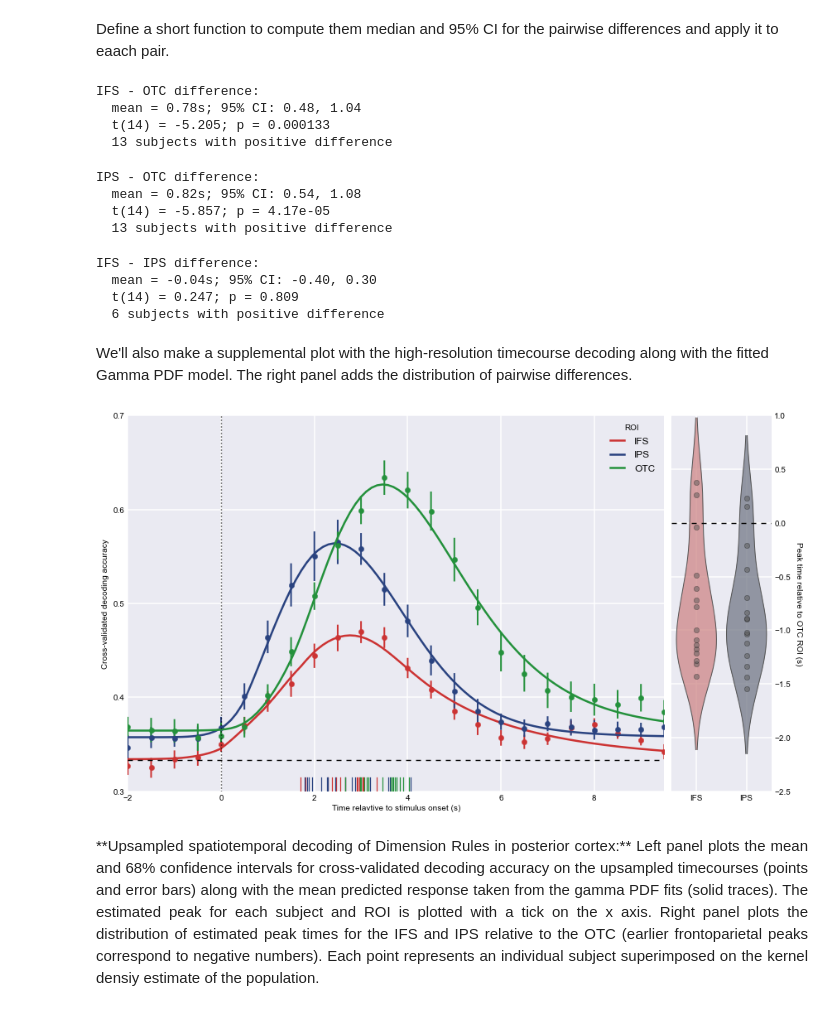
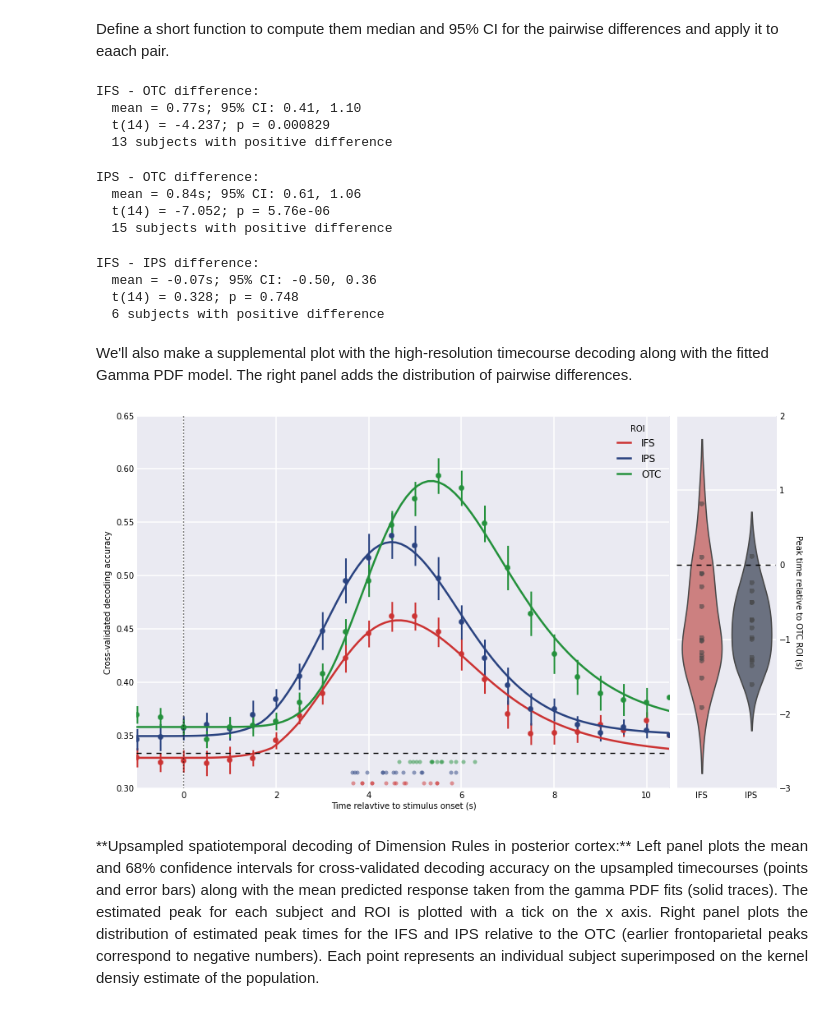
Before and after one commit to WagnerLabPapers/Waskom_JNeurosci_2014, a Jupyter notebook: Main_Analysis.ipynb, the cells around one changed output. Saved outputs shown, nothing was run; the diff lists cells and outputs as text; code cells hidden in the pictures.

```diff
--- a/Main_Analysis.ipynb
+++ b/Main_Analysis.ipynb
@@ -140,11 +124,14 @@ other_masks = ["lh.yeo17_ifs", "rh.yeo17_ifs",
                "dksort_all_pfc", "yeo17_ifs_thresh0.25"]
 # %%
 frames = np.arange(-1, 5)
-timepoints = frames * 2
+timepoints = frames * 2 + 1
 model = LogisticRegression()
 n_shuffle = 1000
 peak = slice(2, 4)
 shuffle_seed = sum(map(ord, "DKsort"))
+# %%
+dv = None
+dv4 = None
 # %% [markdown]
 Define several functions to perform the same sequence of analyses on different sets of ROIs/events.
 # %%
@@ -1058,7 +1061,7 @@ shifters = [(0, 0, 1), (0, 1, 0), (1, 0, 0)]
 for roi in net_rois:
     mask_name = "yeo17_" + roi.lower()
     ds = mvpa.extract_group("dimension", roi, mask_name, frames, peak, "rt")
-    coefs = mvpa.model_coefs(ds, model, mask_name, flat=False)
+    coefs = mvpa.model_coefs(ds, model, flat=False)
     for subj, coef_s in zip(subjects, coefs):
         ar1_vals = []
         for coef_c in coef_s.transpose(3, 0, 1, 2):
@@ -1140,6 +1116,7 @@ For a potentially more precise test, we are going to use cubic spline interpolat
 # %%
-up_timepoints = up_timepoints = np.linspace(-2, 9.5, 24)
-dv["up_timepoints"] = up_timepoints
+up_timepoints = np.linspace(-1, 10.5, 24)
+if dv is not None:
+    dv["up_timepoints"] = up_timepoints
 roi_index = moss.product_index([net_rois, subjects], ["ROI", "subj"])
 columns = pd.Series(up_timepoints, name="timepoints")
 up_accs = pd.DataFrame(index=roi_index, columns=columns, dtype=float)
@@ -1154,7 +1131,8 @@ for roi in net_rois:
     roi_accs = mvpa.decode_group(ds, model, dv=dv)
     up_accs.loc[roi, :] = roi_accs
     hrfs = [moss.GammaHRF(loc=-1.5, bounds=bounds) for s in subjects]
-    hrfs_ = dv.map_sync(lambda h, a: h.fit(up_timepoints, a), hrfs, roi_accs.tolist())
+    mapper = map if dv is None else dv.map_sync
+    hrfs_ = mapper(lambda h, a: h.fit(up_timepoints, a), hrfs, roi_accs.tolist())
     up_hrfs[roi] = hrfs_
     for subj, hrf in zip(subjects, hrfs_):
         up_hrf_info.loc[(roi, subj)] = hrf.peak_time_, hrf.fit_r2_
@@ -1202,62 +1180,66 @@ def up_peak_test(info, roi_a, roi_b):
 up_peak_test(up_hrf_info, "IFS", "OTC")
 # %% [output]
 IFS - OTC difference:
-  mean = 0.78s; 95% CI: 0.48, 1.04
-  t(14) = -5.205; p = 0.000133
+  mean = 0.77s; 95% CI: 0.41, 1.10
+  t(14) = -4.237; p = 0.000829
   13 subjects with positive difference
 # %%
 up_peak_test(up_hrf_info, "IPS", "OTC")
 # %% [output]
 IPS - OTC difference:
-  mean = 0.82s; 95% CI: 0.54, 1.08
-  t(14) = -5.857; p = 4.17e-05
-  13 subjects with positive difference
+  mean = 0.84s; 95% CI: 0.61, 1.06
+  t(14) = -7.052; p = 5.76e-06
+  15 subjects with positive difference
 # %%
 up_peak_test(up_hrf_info, "IFS", "IPS")
 # %% [output]
 IFS - IPS difference:
-  mean = -0.04s; 95% CI: -0.40, 0.30
-  t(14) = 0.247; p = 0.809
+  mean = -0.07s; 95% CI: -0.50, 0.36
+  t(14) = 0.328; p = 0.748
   6 subjects with positive difference
 # %% [markdown]
 We'll also make a supplemental plot with the high-resolution timecourse decoding along with the fitted Gamma PDF model. The right panel adds the distribution of pairwise differences.
 # %%
 f = figure(figsize=(12, 7))
 ax_ts = f.add_axes([.05, .05, .75, .9])
 ax_box = f.add_axes([.81, .05, .14, .9])
-xx = np.linspace(-2, 9.5, 100)
-for roi in net_rois:
+xx = np.linspace(-1, 10.5, 100)
+
+for i, roi in enumerate(net_rois):
     color = roi_colors[roi]
     accs = up_accs.loc[roi]
     sns.tsplot(up_timepoints, accs, err_style="ci_bars",
                interpolate=False, color=color, mec=color,
                err_kws={"mew": 0, "elinewidth": 2}, ax=ax_ts)
     fits = [hrf.predict(xx) for hrf in up_hrfs[roi]]
     sns.tsplot(xx, fits, [], color=color, lw=2.5, label=roi, ax=ax_ts)
-    sns.rugplot(up_hrf_info.loc[roi]["peak"], color=color, height=.015, lw=1.25, ax=ax_ts)
+    ax_ts.set_ylim(.3, .65)
+    ax_ts.plot(up_hrf_info.loc[roi, "peak"], [.305 + i / 100] * len(subjects), "o",
+               color=color, mec=color, mew=0, ms=5, alpha=.5)
+    #sns.rugplot(up_hrf_info.loc[roi]["peak"], color=color, height=.015, lw=1.25, ax=ax_ts)
 
 ax_ts.legend(frameon=False, title="ROI")
-ax_ts.set_xlim(-2, 9.5)
-ax_ts.set_yticks(np.linspace(.3, .7, 5))
+ax_ts.set_xlim(-1, 10.5)
+ax_ts.set_yticks(np.linspace(.3, .65, 8))
 ax_ts.set_xlabel("Time relavtive to stimulus onset (s)")
 ax_ts.set_ylabel("Cross-validated decoding accuracy")
 ax_ts.axhline(1. / 3, ls="--", c="k")
 ax_ts.axvline(0, ls=":", c="k")
 
-for i, roi in enumerate(["IFS", "IPS"]):
-    diff = (up_hrf_info.loc[roi] - up_hrf_info.loc["OTC"]).peak
-    sns.violin(diff, "points", color=sns.desaturate(roi_colors[roi], .5 - i * .25),
-               widths=.8, position=i, kde_thresh=0.035, ax=ax_box)
+diff = up_hrf_info.loc[["IFS", "IPS"], "peak"].unstack() - up_hrf_info.loc["OTC", "peak"]
+colors = [sns.desaturate(roi_colors[roi], .5 - i * .25) for i, roi in enumerate(["IFS", "IPS"])]
+sns.violin(diff.values.T, "points", color=colors, kde_thresh=0.015, ax=ax_box)
+
 ax_box.axhline(0, ls="--", c="k")
-ax_box.set_xlim(-.5, 1.5)
-ax_box.set_xticks([0, 1])
+ax_box.set_xlim(.5, 2.5)
+ax_box.set_xticks([1, 2])
 ax_box.set_xticklabels(["IFS", "IPS"])
 ax_box.yaxis.tick_right()
 ax_box.yaxis.set_label_position("right")
 ax_box.set_ylabel("Peak time relative to OTC ROI (s)", rotation=270)
 save_figure(f, "supplemental_figure_4")
 # %% [output]
-[figure, old version]
+[figure, new version]
 # %% [markdown]
 <div style="width:780px;padding-left:120px" align="justify">
 **Upsampled spatiotemporal decoding of Dimension Rules in posterior cortex:** Left panel plots the mean and 68% confidence intervals for cross-validated decoding accuracy on the upsampled timecourses (points and error bars) along with the mean predicted response taken from the gamma PDF fits (solid traces). The estimated peak for each subject and ROI is plotted with a tick on the x axis. Right panel plots the distribution of estimated peak times for the IFS and IPS relative to the OTC (earlier frontoparietal peaks correspond to negative numbers). Each point represents an individual subject superimposed on the kernel densiy estimate of the population.
```
Also changed, not shown: parts of 35 cells of this notebook, 12 other files.
